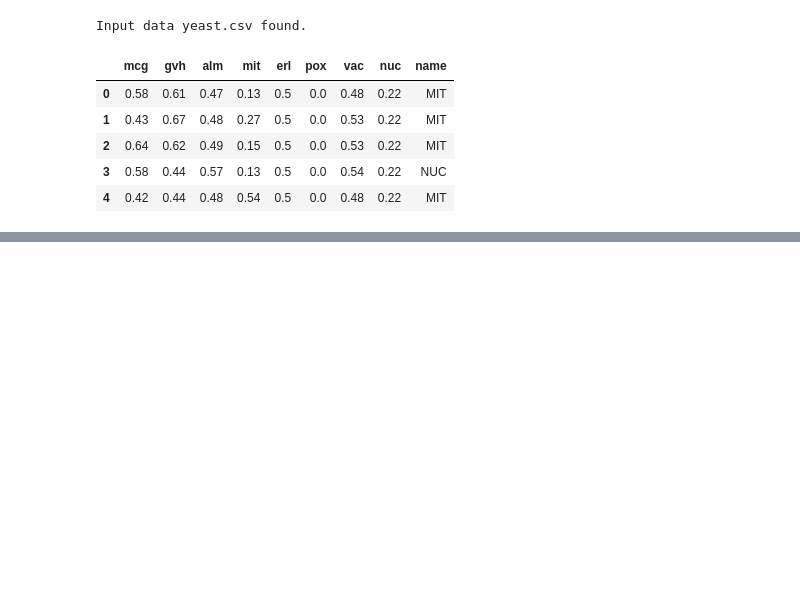
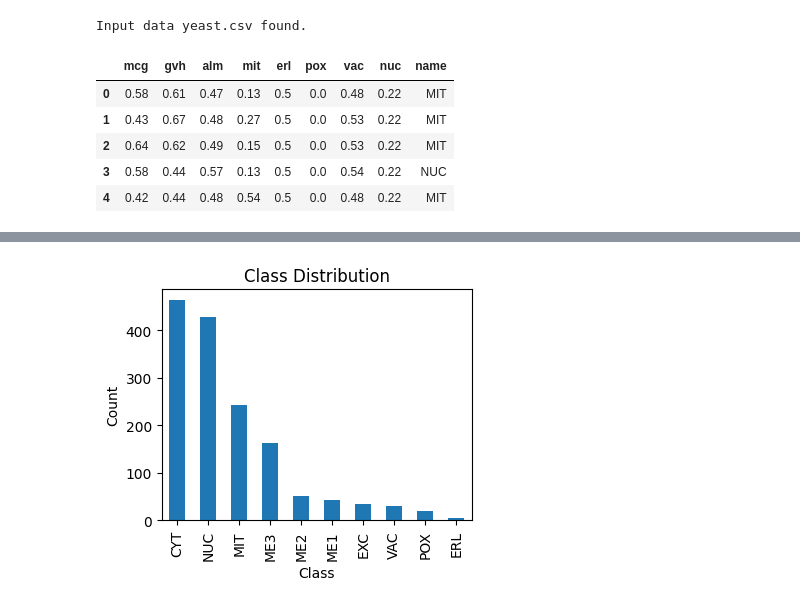
Before and after one commit to Biswadeep27/bits-mtech-aiml, a Jupyter notebook: 01-semester-1/ml/assignment-1/ml-assignment-1-draft.ipynb, the cells around one changed output, grey strips where cells are left out. Saved outputs shown, nothing was run; the diff lists cells and outputs as text; code cells hidden in the pictures; blank space fills up the shorter version.

```diff
--- a/01-semester-1/ml/assignment-1/ml-assignment-1-draft.ipynb
+++ b/01-semester-1/ml/assignment-1/ml-assignment-1-draft.ipynb
@@ -35,0 +128,3 @@ yeast.head()
+# %%
+class_counts = yeast["name"].value_counts()
+class_counts
@@ -35,0 +144,11 @@ yeast.head()
+# %%
+#bar plot
+# Plot the class distribution
+plt.figure(figsize=(4, 3))
+class_counts.plot(kind='bar')
+plt.xlabel('Class')
+plt.ylabel('Count')
+plt.title('Class Distribution')
+plt.show()
+# %% [output]
+[figure, added]
```
Also changed, not shown: parts of 30 cells of this notebook, 4 other files.
